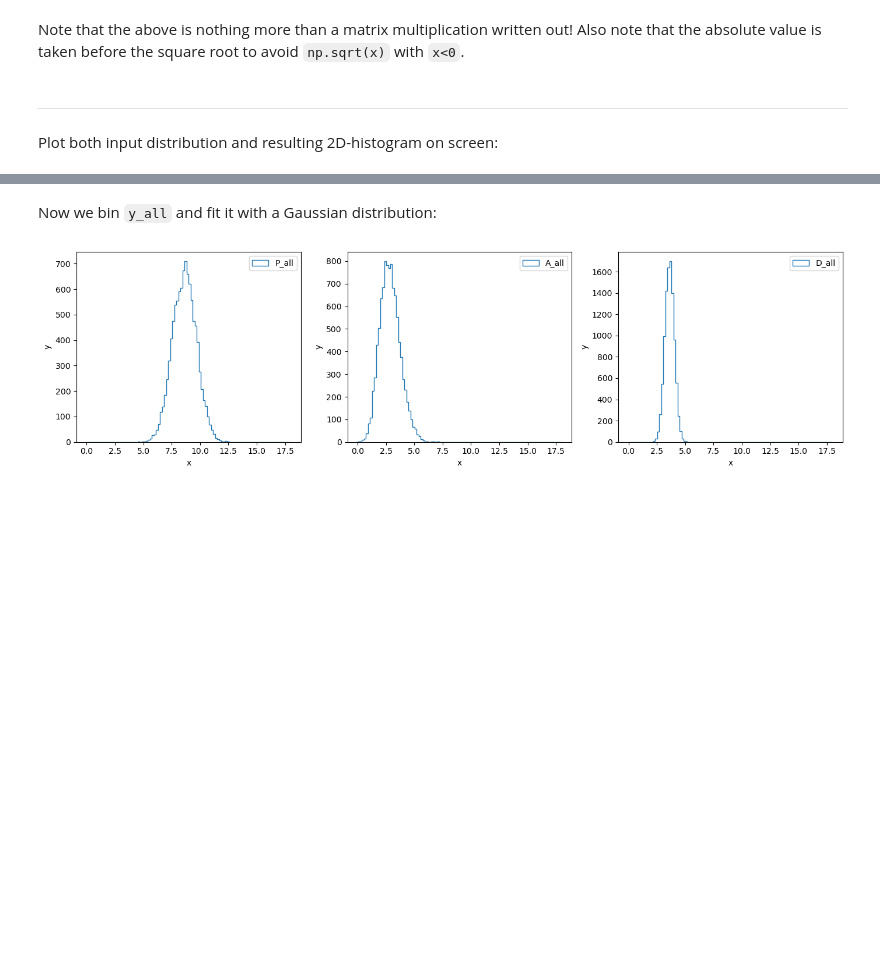
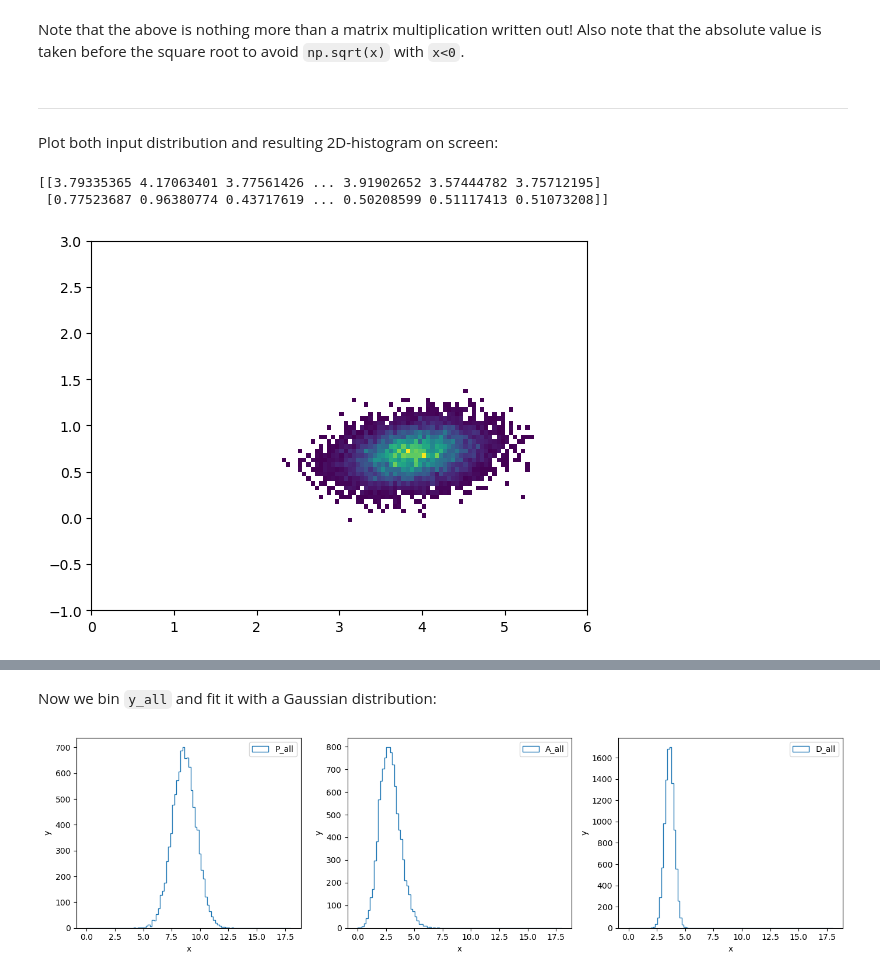
Before and after one commit to KOBJA/AppStat2022, a Jupyter notebook: Week1/ErrorPropagation/ErrorPropagation_original.ipynb, the cells around one changed output, grey strips where cells are left out. Saved outputs shown, nothing was run; the diff lists cells and outputs as text; code cells hidden in the pictures; blank space fills up the shorter version.

```diff
--- a/Week1/ErrorPropagation/ErrorPropagation_original.ipynb
+++ b/Week1/ErrorPropagation/ErrorPropagation_original.ipynb
@@ -215,3 +215,29 @@ Note that the above is nothing more than a matrix multiplication written out! Al
 # %% [markdown]
 ***
 Plot both input distribution and resulting 2D-histogram on screen:
+# %%
+from scipy.linalg import cholesky
+
+# Correlation matrix
+corr_mat= np.array([[1.0, rho12], [rho12, 1.0]])
+# Compute the (upper) Cholesky decomposition matrix
+upper_chol = cholesky(corr_mat)
+
+# Generate 3 series of normally distributed (Gaussian) numbers
+rnd1 = np.random.normal(mu1, sig1,N_exp)
+rnd2 = np.random.normal(mu2, sig2,N_exp)
+
+# Combine the two series into a matrix
+rnd_mat = np.array([rnd1, rnd2])
+
+
+# Finally, compute the inner product of upper_chol and rnd
+# to get the correlated random numbers
+corr_rnd_mat = np.dot(upper_chol, rnd_mat)
+print(corr_rnd_mat)
+
+count_mat, xedges, yedges, IM = plt.hist2d(corr_rnd_mat[0], corr_rnd_mat[1], bins=[120,80], range=[[0, 6], [-1, 3]],cmin=1)
+# %% [output]
+[[3.79335365 4.17063401 3.77561426 ... 3.91902652 3.57444782 3.75712195]
+ [0.77523687 0.96380774 0.43717619 ... 0.50208599 0.51117413 0.51073208]]
+[figure, added]
```
Also changed, not shown: parts of 6 cells of this notebook, 2 other files.
